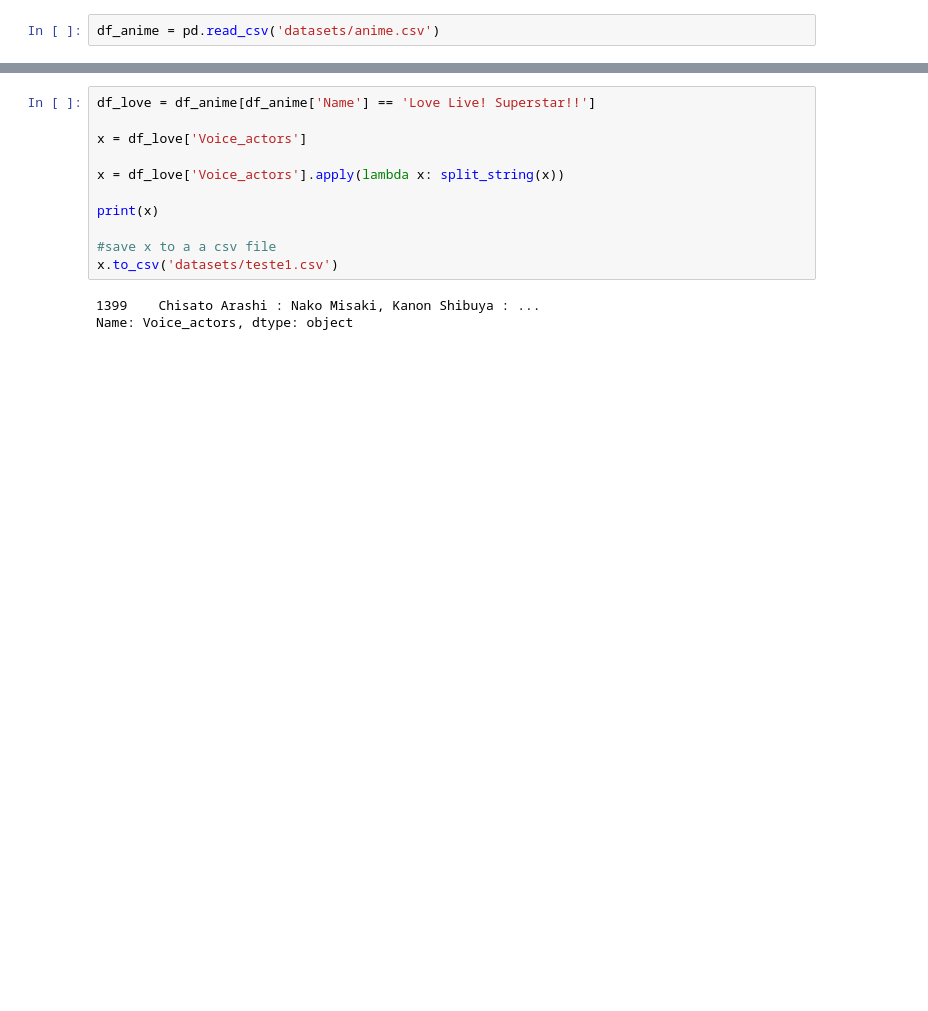
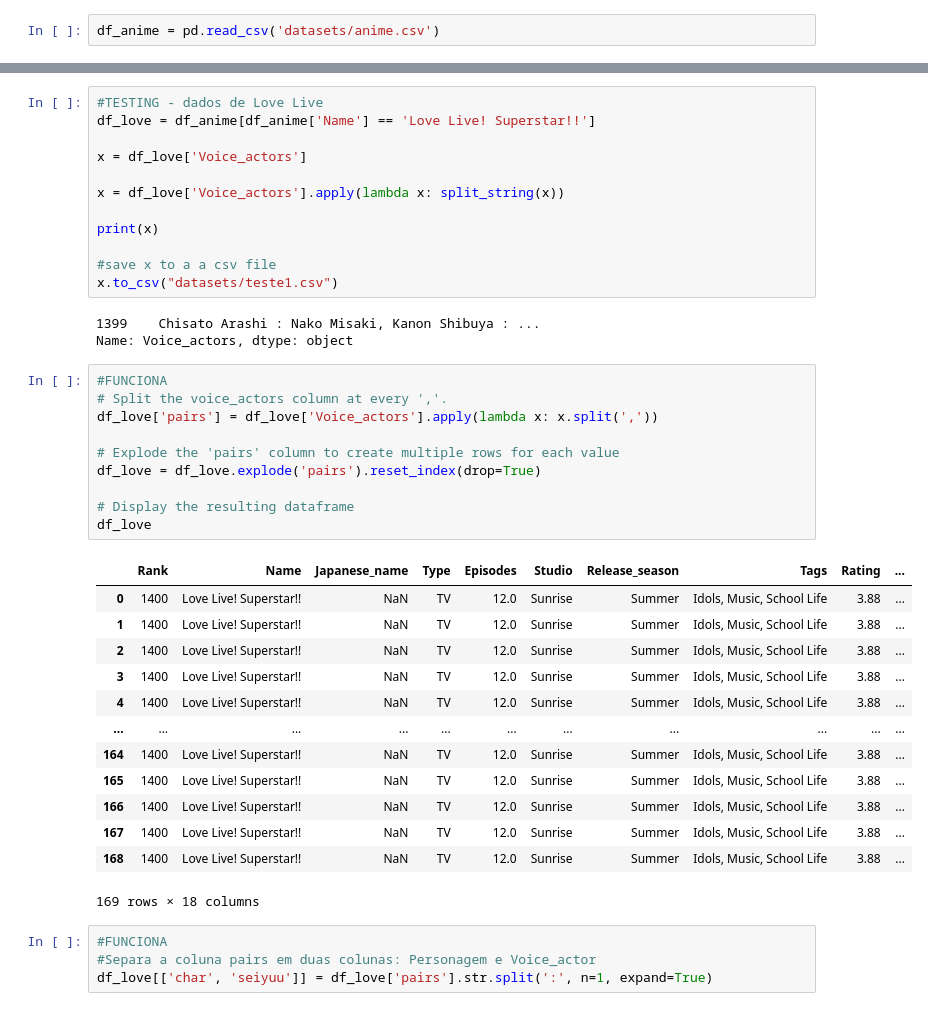
Before and after one commit to Igor-Kubota/Anime-Recommendation, a Jupyter notebook: anime_dataset.ipynb, the cells around one changed output, grey strips where cells are left out. Saved outputs shown, nothing was run; the diff lists cells and outputs as text; blank space fills up the shorter version.

```diff
--- a/anime_dataset.ipynb
+++ b/anime_dataset.ipynb
@@ -26,6 +81,7 @@ def split_string(string):
 
     return string
 # %%
+#TESTING - dados de Love Live
 df_love = df_anime[df_anime['Name'] == 'Love Live! Superstar!!']
 
 x = df_love['Voice_actors']
@@ -35,7 +91,35 @@ x = df_love['Voice_actors'].apply(lambda x: split_string(x))
 print(x)
 
 #save x to a a csv file
-x.to_csv('datasets/teste1.csv')
+x.to_csv("datasets/teste1.csv")
 # %% [output]
 1399    Chisato Arashi : Nako Misaki, Kanon Shibuya : ...
 Name: Voice_actors, dtype: object
+# %%
+#FUNCIONA
+# Split the voice_actors column at every ','.
+df_love['pairs'] = df_love['Voice_actors'].apply(lambda x: x.split(','))
+
+# Explode the 'pairs' column to create multiple rows for each value
+df_love = df_love.explode('pairs').reset_index(drop=True)
+
+# Display the resulting dataframe
+df_love
+# %% [output]
+|  | Rank | Name | Japanese_name | Type | Episodes | Studio | Release_season | Tags | Rating | ... |
+| 0 | 1400 | Love Live! Superstar!! | NaN | TV | 12.0 | Sunrise | Summer | Idols, Music, School Life | 3.88 | ... |
+| 1 | 1400 | Love Live! Superstar!! | NaN | TV | 12.0 | Sunrise | Summer | Idols, Music, School Life | 3.88 | ... |
+| 2 | 1400 | Love Live! Superstar!! | NaN | TV | 12.0 | Sunrise | Summer | Idols, Music, School Life | 3.88 | ... |
+| 3 | 1400 | Love Live! Superstar!! | NaN | TV | 12.0 | Sunrise | Summer | Idols, Music, School Life | 3.88 | ... |
+| 4 | 1400 | Love Live! Superstar!! | NaN | TV | 12.0 | Sunrise | Summer | Idols, Music, School Life | 3.88 | ... |
+| ... | ... | ... | ... | ... | ... | ... | ... | ... | ... | ... |
+| 164 | 1400 | Love Live! Superstar!! | NaN | TV | 12.0 | Sunrise | Summer | Idols, Music, School Life | 3.88 | ... |
+| 165 | 1400 | Love Live! Superstar!! | NaN | TV | 12.0 | Sunrise | Summer | Idols, Music, School Life | 3.88 | ... |
+| 166 | 1400 | Love Live! Superstar!! | NaN | TV | 12.0 | Sunrise | Summer | Idols, Music, School Life | 3.88 | ... |
+| 167 | 1400 | Love Live! Superstar!! | NaN | TV | 12.0 | Sunrise | Summer | Idols, Music, School Life | 3.88 | ... |
+| 168 | 1400 | Love Live! Superstar!! | NaN | TV | 12.0 | Sunrise | Summer | Idols, Music, School Life | 3.88 | ... |
+169 rows × 18 columns
+# %%
+#FUNCIONA
+#Separa a coluna pairs em duas colunas: Personagem e Voice_actor
+df_love[['char', 'seiyuu']] = df_love['pairs'].str.split(':', n=1, expand=True)
```
Also changed, not shown: parts of 7 cells of this notebook, 1 other file.
